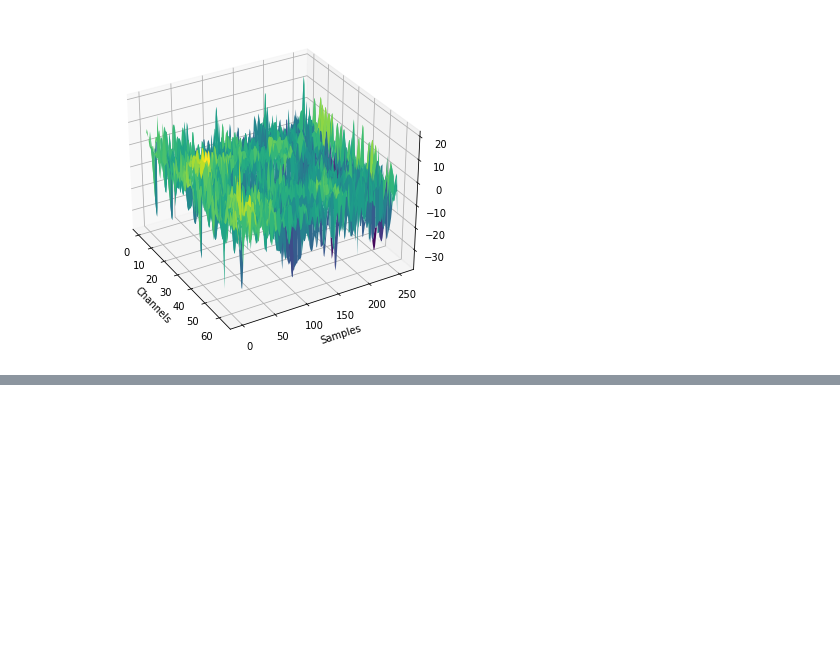
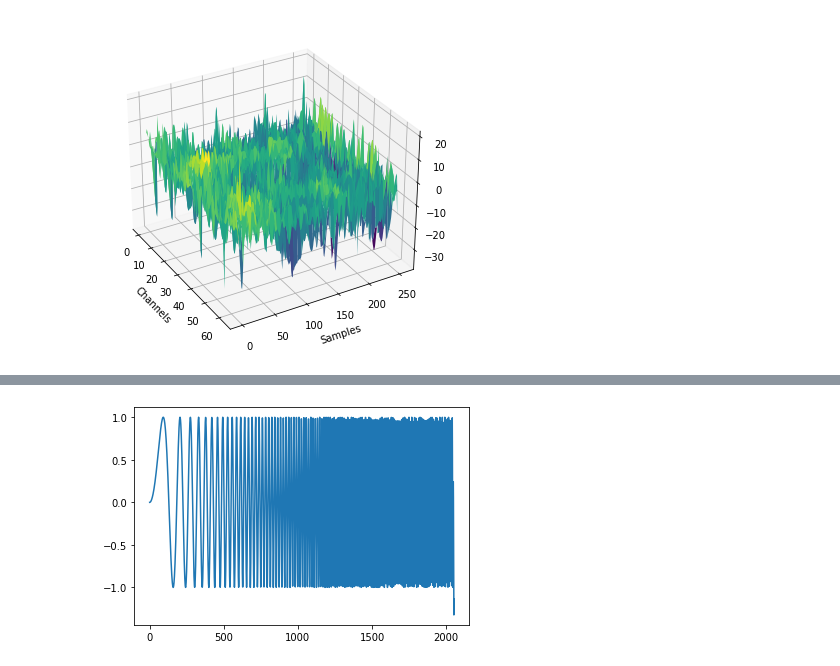
Before and after one commit to lnadi17/eeg-data-analysis, a Jupyter notebook: small-dataset/small-dataset-test.ipynb, the cells around one changed output, grey strips where cells are left out. Saved outputs shown, nothing was run; the diff lists cells and outputs as text; code cells hidden in the pictures; blank space fills up the shorter version.

```diff
--- a/small-dataset/small-dataset-test.ipynb
+++ b/small-dataset/small-dataset-test.ipynb
@@ -484,0 +467,27 @@ https://www.youtube.com/watch?v=fxfS0vSAsTA
+# %%
+wp = pywt.WaveletPacket(data=chirp_signal, wavelet='db4', mode='symmetric')
+# %%
+# First argument is an WaveletPacket object
+# Ranges can be like this: '0-4', '8-12', '12-32', '32-128'
+# If verbose is True, calling this function causes it to print the process
+def get_frequency_ranges(wp, *ranges, verbose=False):
+    data = wp.data
+    leaf_nodes = wp.get_leaf_nodes('freq')
+    bandwidth = len(data) // 2 // len(leaf_nodes)
+
+    wavelet_packets = {}
+    for r in ranges:
+        left, right = r.split('-')
+        current_band_start = 0
+        new_wp = pywt.WaveletPacket(data=None, wavelet=wp.wavelet.name, mode=wp.mode)
+        for node in wp.get_leaf_nodes('freq'):
+            current_band_end = current_band_start + bandwidth
+            if (current_band_start >= int(left) and current_band_end <= int(right)):
+                if (verbose):
+                    print(node.path, r, current_band_start, current_band_end)
+                new_wp[node.path] = wp[node.path]
+            current_band_start += 4
+        wavelet_packets[r] = new_wp
+        if (verbose):
+            print([n.path for n in new_wp.get_leaf_nodes()])
+    return list(wavelet_packets.values())
@@ -484,0 +507,6 @@ https://www.youtube.com/watch?v=fxfS0vSAsTA
+# %%
+test_range = get_frequency_ranges(wp, '0-1024', verbose=False)
+plt.plot(test_range[0].reconstruct(update=False))
+plt.show()
+# %% [output]
+[figure, added]
```
Also changed, not shown: parts of 53 cells of this notebook.
